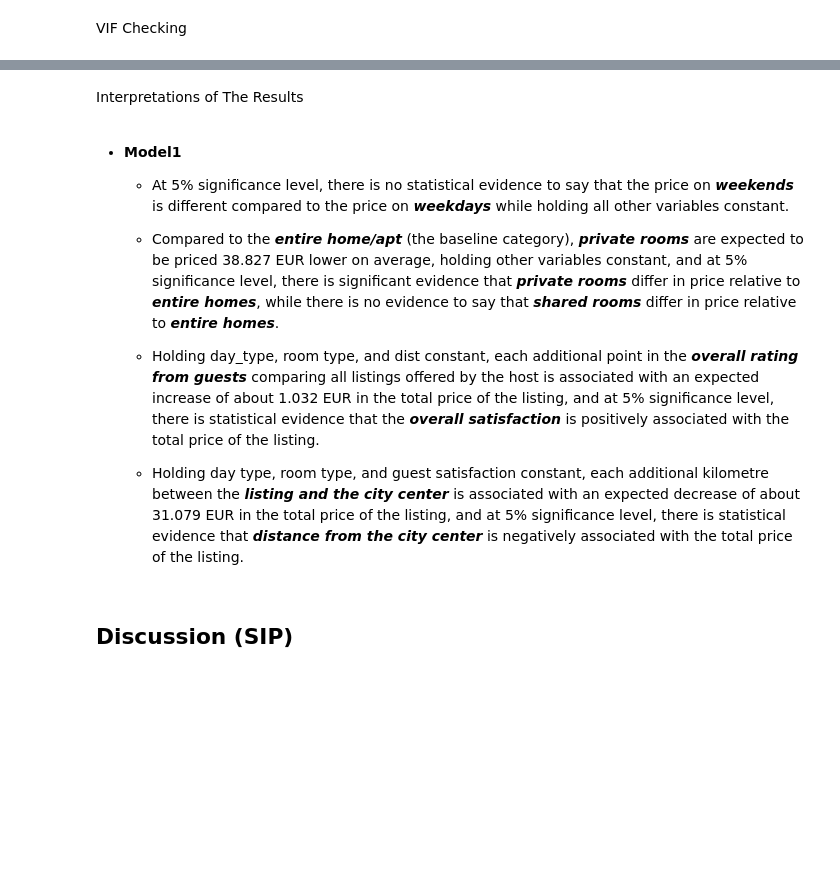
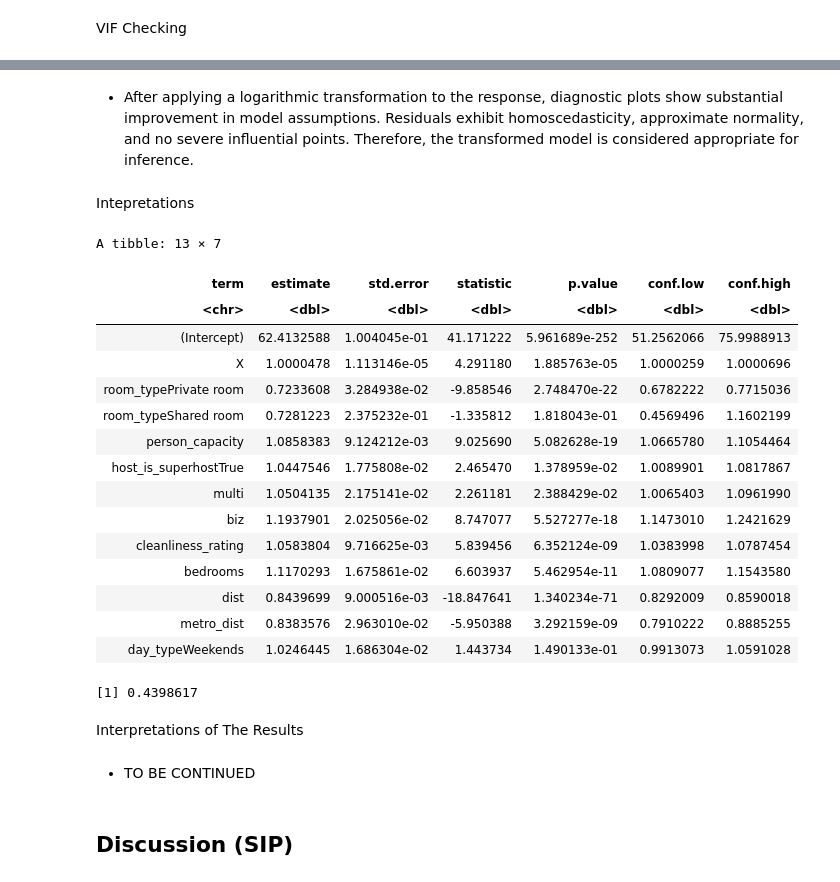
Before and after one commit to XH-DP3/STAT-301-Project-Final-Report---Group-33, a Jupyter notebook: Group 33 Final Report.ipynb, the cells around one changed output, grey strips where cells are left out. Cells and saved outputs as stored; diff of their text form; code cells hidden in the pictures; blank space fills up the shorter version.

```diff
--- a/Group 33 Final Report.ipynb
+++ b/Group 33 Final Report.ipynb
@@ -374,15 +384,35 @@ A tibble: 6 × 7
+# %% [markdown]
+- After applying a logarithmic transformation to the response, diagnostic plots show substantial improvement in model assumptions. Residuals exhibit homoscedasticity, approximate normality, and no severe influential points. Therefore, the transformed model is considered appropriate for inference.
+# %% [markdown]
+Intepretations
+# %%
+# Perform tidy to get the model summary with exponentiated coefficients and confidence intervals
+result <- tidy(model_full_log, exponentiate = TRUE, conf.int = TRUE)
+
+result
+summary(model_full_log)$adj.r.squared
+# %% [output]
+A tibble: 13 × 7
+| term | estimate | std.error | statistic | p.value | conf.low | conf.high |
+| <chr> | <dbl> | <dbl> | <dbl> | <dbl> | <dbl> | <dbl> |
+| (Intercept) | 62.4132588 | 1.004045e-01 | 41.171222 | 5.961689e-252 | 51.2562066 | 75.9988913 |
+| X | 1.0000478 | 1.113146e-05 | 4.291180 | 1.885763e-05 | 1.0000259 | 1.0000696 |
+| room_typePrivate room | 0.7233608 | 3.284938e-02 | -9.858546 | 2.748470e-22 | 0.6782222 | 0.7715036 |
+| room_typeShared room | 0.7281223 | 2.375232e-01 | -1.335812 | 1.818043e-01 | 0.4569496 | 1.1602199 |
+| person_capacity | 1.0858383 | 9.124212e-03 | 9.025690 | 5.082628e-19 | 1.0665780 | 1.1054464 |
+| host_is_superhostTrue | 1.0447546 | 1.775808e-02 | 2.465470 | 1.378959e-02 | 1.0089901 | 1.0817867 |
+| multi | 1.0504135 | 2.175141e-02 | 2.261181 | 2.388429e-02 | 1.0065403 | 1.0961990 |
+| biz | 1.1937901 | 2.025056e-02 | 8.747077 | 5.527277e-18 | 1.1473010 | 1.2421629 |
+| cleanliness_rating | 1.0583804 | 9.716625e-03 | 5.839456 | 6.352124e-09 | 1.0383998 | 1.0787454 |
+| bedrooms | 1.1170293 | 1.675861e-02 | 6.603937 | 5.462954e-11 | 1.0809077 | 1.1543580 |
+| dist | 0.8439699 | 9.000516e-03 | -18.847641 | 1.340234e-71 | 0.8292009 | 0.8590018 |
+| metro_dist | 0.8383576 | 2.963010e-02 | -5.950388 | 3.292159e-09 | 0.7910222 | 0.8885255 |
+| day_typeWeekends | 1.0246445 | 1.686304e-02 | 1.443734 | 1.490133e-01 | 0.9913073 | 1.0591028 |
+[1] 0.4398617
 # %% [markdown]
 Interpretations of The Results
 # %% [markdown]
-- **Model1**
-
-    - At 5% significance level, there is no statistical evidence to say that the price on ***weekends*** is different compared to the price on ***weekdays*** while holding all other variables constant.
-
-    - Compared to the ***entire home/apt*** (the baseline category), ***private rooms*** are expected to be priced 38.827 EUR lower on average, holding other variables constant, and at 5% significance level, there is significant evidence that ***private rooms*** differ in price relative to ***entire homes***, while there is no evidence to say that ***shared rooms*** differ in price relative to ***entire homes***.
-
-    - Holding day_type, room type, and dist constant, each additional point in the ***overall rating from guests*** comparing all listings offered by the host is associated with an expected increase of about 1.032 EUR in the total price of the listing, and at 5% significance level, there is statistical evidence that the ***overall satisfaction*** is positively associated with the total price of the listing.
-
-    - Holding day type, room type, and guest satisfaction constant, each additional kilometre between the ***listing and the city center*** is associated with an expected decrease of about 31.079 EUR in the total price of the listing, and at 5% significance level, there is statistical evidence that ***distance from the city center*** is negatively associated with the total price of the listing.
+- TO BE CONTINUED
 # %% [markdown]
 ## Discussion (SIP)
 # %% [markdown]
```
Also changed, not shown: parts of 23 cells of this notebook.
